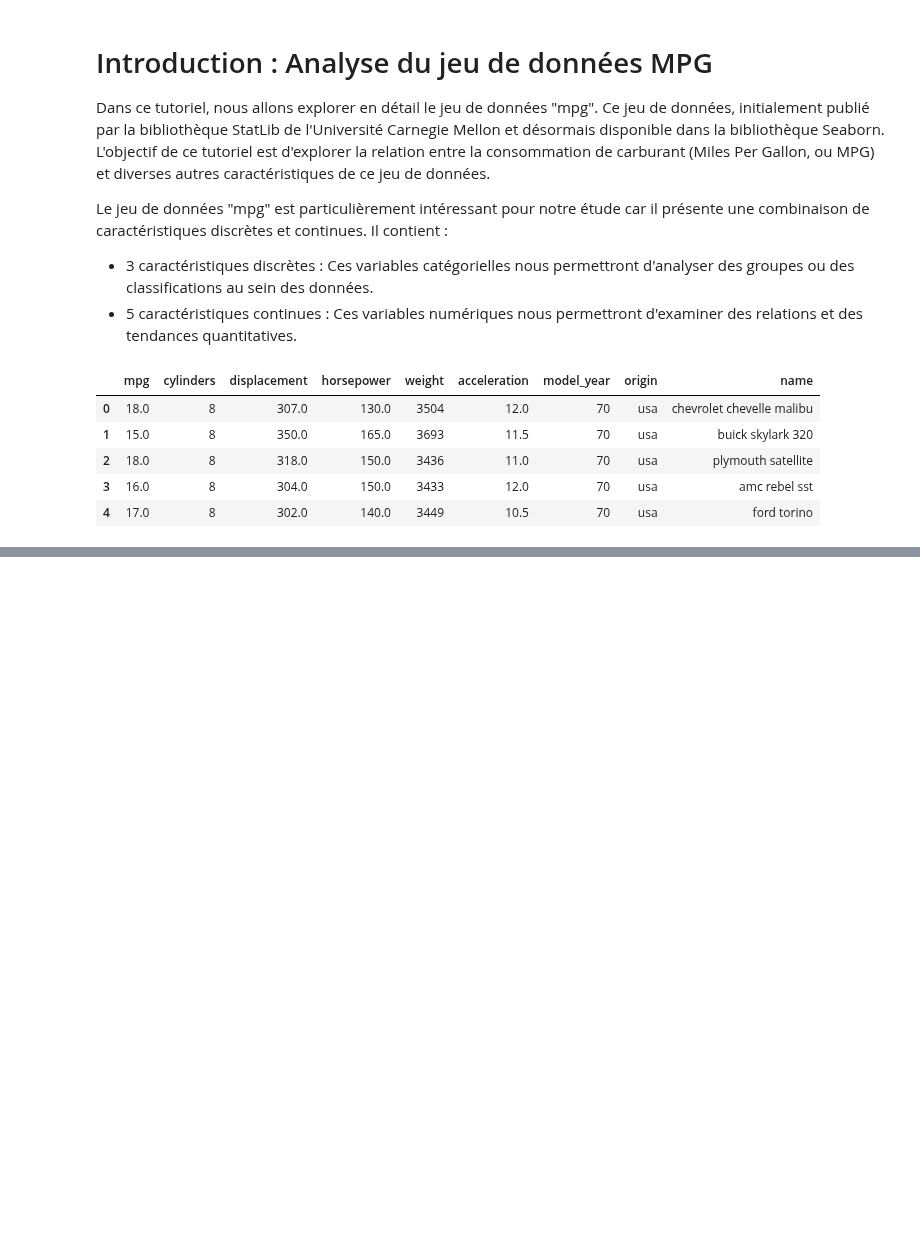
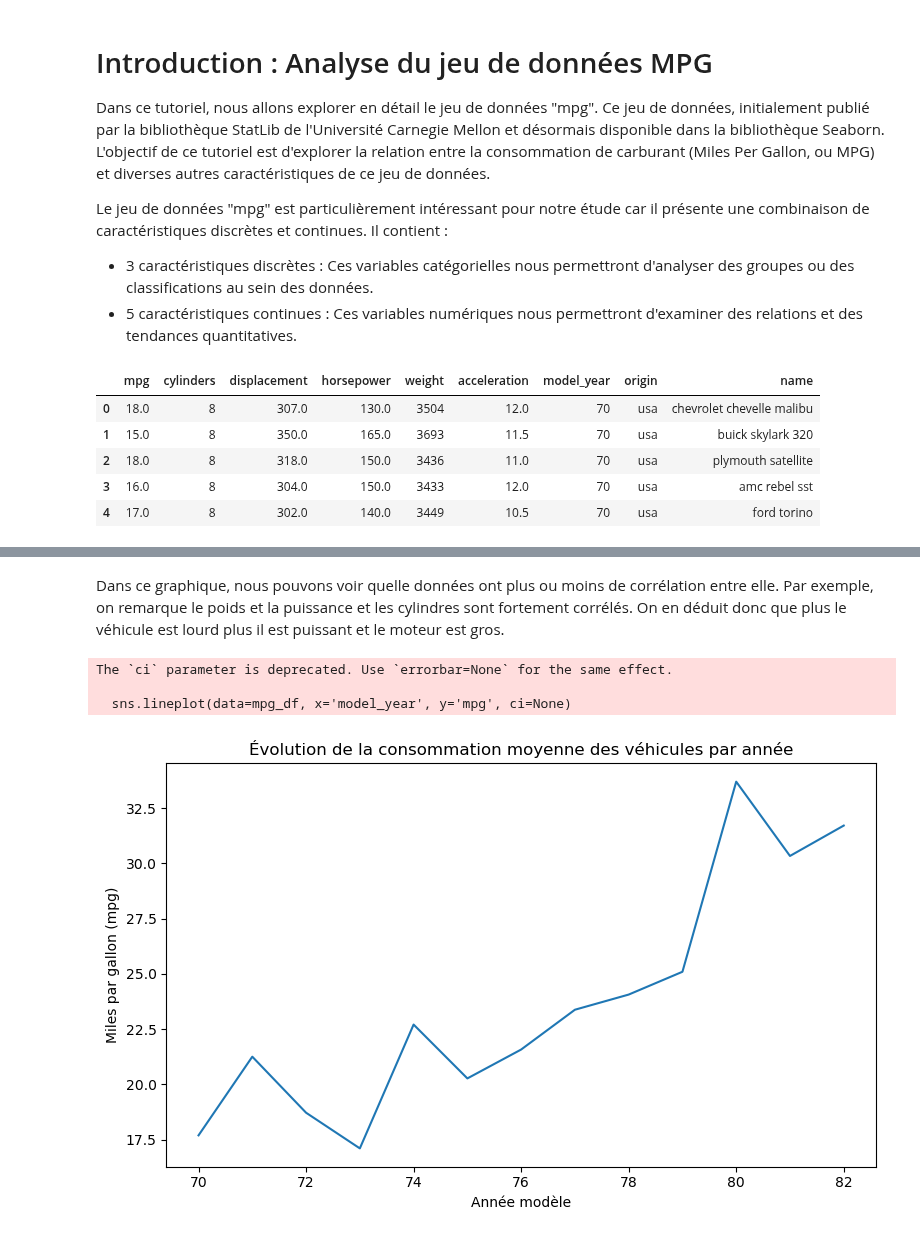
Before and after one commit to rosanajurdi/Data_Visualization_Course, a Jupyter notebook: lab-sessions/lab4-ScatterPlots_line plots_heatmaps.ipynb, the cells around one changed output, grey strips where cells are left out. Drawn from its saved outputs; the diff is of its cells as text; code cells hidden in the pictures; blank space fills up the shorter version.

```diff
--- a/lab-sessions/lab4-ScatterPlots_line plots_heatmaps.ipynb
+++ b/lab-sessions/lab4-ScatterPlots_line plots_heatmaps.ipynb
@@ -21,0 +56,15 @@ mpg_df.head()
+# %% [markdown]
+Dans ce graphique, nous pouvons voir quelle données ont plus ou moins de corrélation entre elle. Par exemple, on remarque le poids et la puissance et les cylindres sont fortement corrélés. On en déduit donc que plus le véhicule est lourd plus il est puissant et le moteur est gros.
+# %%
+plt.figure(figsize=(8, 5))
+sns.lineplot(data=mpg_df, x='model_year', y='mpg', ci=None)
+plt.title("Évolution de la consommation moyenne des véhicules par année")
+plt.xlabel("Année modèle")
+plt.ylabel("Miles par gallon (mpg)")
+plt.tight_layout()
+plt.show()
+# %% [output]
+The `ci` parameter is deprecated. Use `errorbar=None` for the same effect.
+
+  sns.lineplot(data=mpg_df, x='model_year', y='mpg', ci=None)
+[figure, added]
```
Also changed, not shown: parts of 9 cells of this notebook, 2 other files.
